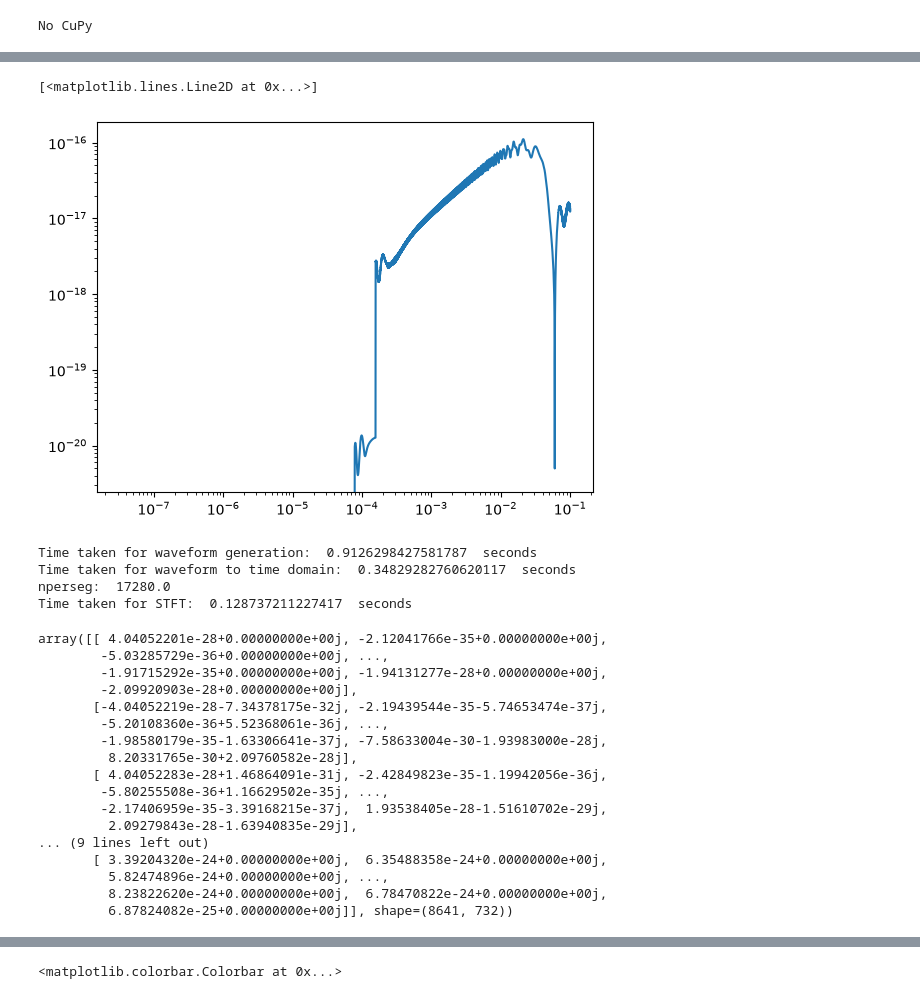
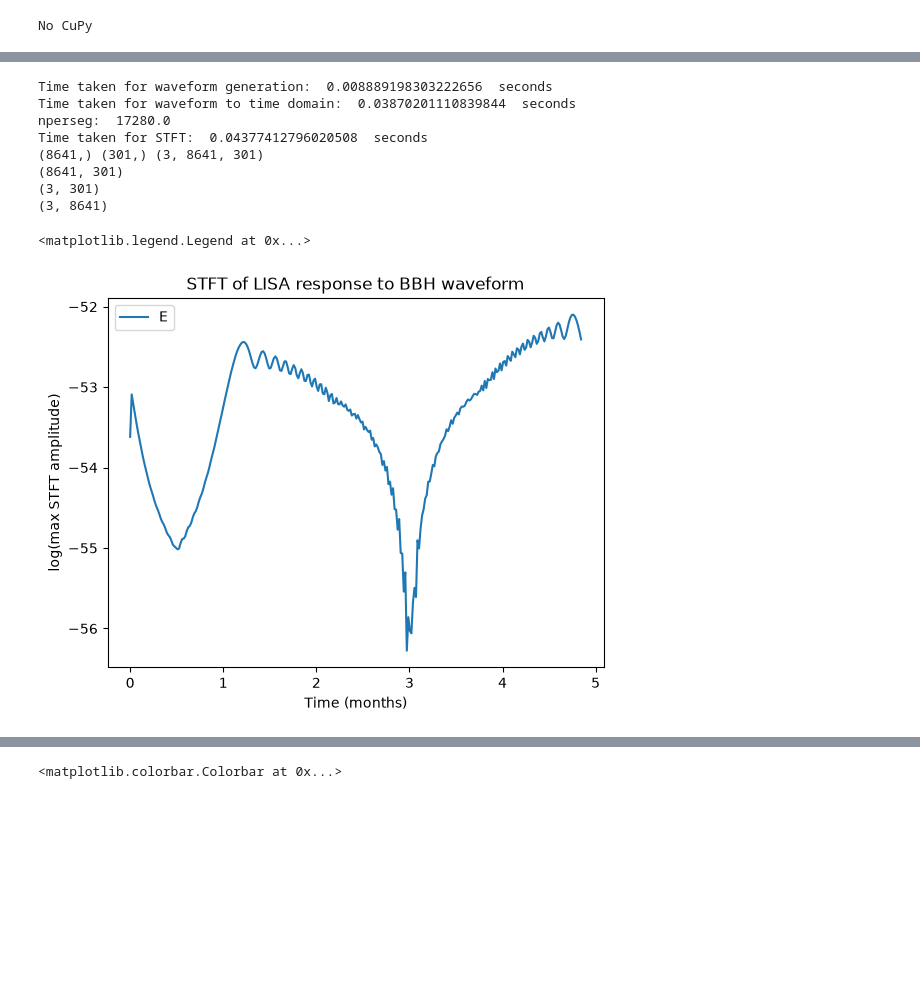
Before and after one commit to manishprasad0/LISA_Modulation, a Jupyter notebook: testing/antenna_modulation.ipynb, the cells around one changed output, grey strips where cells are left out. Saved outputs shown, nothing was run; the diff lists cells and outputs as text; code cells hidden in the pictures; blank space fills up the shorter version.

```diff
--- a/testing/antenna_modulation.ipynb
+++ b/testing/antenna_modulation.ipynb
@@ -13,12 +10,14 @@ No CuPy
-# %%
-plt.loglog(freq, np.abs(wave_freq_domain[0]), label='A')
-#plt.xlim(5e-5, 1)
-# %% [output]
-[<matplotlib.lines.Line2D at 0x...>]
-[figure, removed]
 # %%
 DAY_SI = 24*3600
-Tobs = YRSID_SI
+MONTH_SI = 30*DAY_SI
+
+ringdown_time = 5*DAY_SI
+t_obs_start = 1*MONTH_SI           # start of observation time in seconds
+t_obs_end = 6*MONTH_SI   # end of observation time in seconds
+Tobs = t_obs_end - t_obs_start
+t_ref = YRSID_SI  # reference time for waveform generation
+
+
 dt = 5.
 N = int(Tobs / dt)
 Tobs = N * dt
@@ -39,56 +38,60 @@ phi_ref = 1.0
 f_ref = 0.0
 inc = 2*np.pi/3  #2*np.pi/3.
 lam = 0
 beta= 0
 psi = 3*np.pi/8
-t_c = Tobs - 5*DAY_SI # chose to have the merger at 5 days before the end of the observation time
 
 modes = [(2,2), (2,1), (3,3), (3,2), (4,4), (4,3)]
 
 wave_freq_domain = wave_gen(m1, m2, chi1z, chi2z,
                             dist, phi_ref, f_ref, inc, lam,
-                            beta, psi, t_c,
+                            beta, psi, t_ref,
                             freqs=freq, modes=modes,
+                            t_obs_start=t_obs_start/YRSID_SI, t_obs_end=t_obs_end/YRSID_SI,
+                            shift_t_limits=True,
                             direct=False, fill=True, squeeze=True, length=1024)[0]
 t_1 = time.time()
 print("Time taken for waveform generation: ", t_1 - t_start, " seconds")
 
 wave_time_domain = sp.fft.irfft(wave_freq_domain, axis=-1)
 t_2 = time.time()
 print("Time taken for waveform to time domain: ", t_2 - t_1, " seconds")
 
 nperseg = 60*60*24/dt  # 1 day segments
 print("nperseg: ", nperseg)
 f, t, Zxx = sp.signal.stft(wave_time_domain,  # 0 is A, 1 is E, 2 is T
                            fs=1/dt,
                            nperseg=nperseg,
                            noverlap=nperseg//2
                            )
 t_3 = time.time()
 print("Time taken for STFT: ", t_3 - t_2, " seconds")
+
+print(f.shape, t.shape, Zxx.shape)
+print(np.max(np.abs(Zxx), axis=0).shape)
+print(np.max(np.abs(Zxx), axis=1).shape)
+print(np.max(np.abs(Zxx), axis=2).shape)
+
+max_zxx = (np.max(np.abs(Zxx), axis=1))
+
+time_axis = t/(24*3600)/30.45 # convert to days
+
+#plt.plot(time_axis, np.log(max_zxx[0]), label='A')
+plt.plot(time_axis[:-5], np.log(max_zxx[1])[:-5], label='E')
+#plt.plot(time_axis, np.log(max_zxx[2]), label='T')
+plt.xlabel('Time (months)')
+plt.ylabel('log(max STFT amplitude)')
+plt.title('STFT of LISA response to BBH waveform')
+plt.legend()
 # %% [output]
-Time taken for waveform generation:  0.9126298427581787  seconds
-Time taken for waveform to time domain:  0.34829282760620117  seconds
+Time taken for waveform generation:  0.008889198303222656  seconds
+Time taken for waveform to time domain:  0.03870201110839844  seconds
 nperseg:  17280.0
-Time taken for STFT:  0.128737211227417  seconds
+Time taken for STFT:  0.04377412796020508  seconds
+(8641,) (301,) (3, 8641, 301)
+(8641, 301)
+(3, 301)
+(3, 8641)
+<matplotlib.legend.Legend at 0x...>
+[figure, added]
-# %%
-Zxx[2]
-# %% [output]
-array([[ 4.04052201e-28+0.00000000e+00j, -2.12041766e-35+0.00000000e+00j,
-        -5.03285729e-36+0.00000000e+00j, ...,
-        -1.91715292e-35+0.00000000e+00j, -1.94131277e-28+0.00000000e+00j,
-        -2.09920903e-28+0.00000000e+00j],
-       [-4.04052219e-28-7.34378175e-32j, -2.19439544e-35-5.74653474e-37j,
-        -5.20108360e-36+5.52368061e-36j, ...,
-        -1.98580179e-35-1.63306641e-37j, -7.58633004e-30-1.93983000e-28j,
-         8.20331765e-30+2.09760582e-28j],
-       [ 4.04052283e-28+1.46864091e-31j, -2.42849823e-35-1.19942056e-36j,
-        -5.80255508e-36+1.16629502e-35j, ...,
-        -2.17406959e-35-3.39168215e-37j,  1.93538405e-28-1.51610702e-29j,
-         2.09279843e-28-1.63940835e-29j],
-... (9 lines left out)
-       [ 3.39204320e-24+0.00000000e+00j,  6.35488358e-24+0.00000000e+00j,
-         5.82474896e-24+0.00000000e+00j, ...,
-         8.23822620e-24+0.00000000e+00j,  6.78470822e-24+0.00000000e+00j,
-         6.87824082e-25+0.00000000e+00j]], shape=(8641, 732))
 # %%
```
Also changed, not shown: parts of 3 cells of this notebook, 3 other files.
